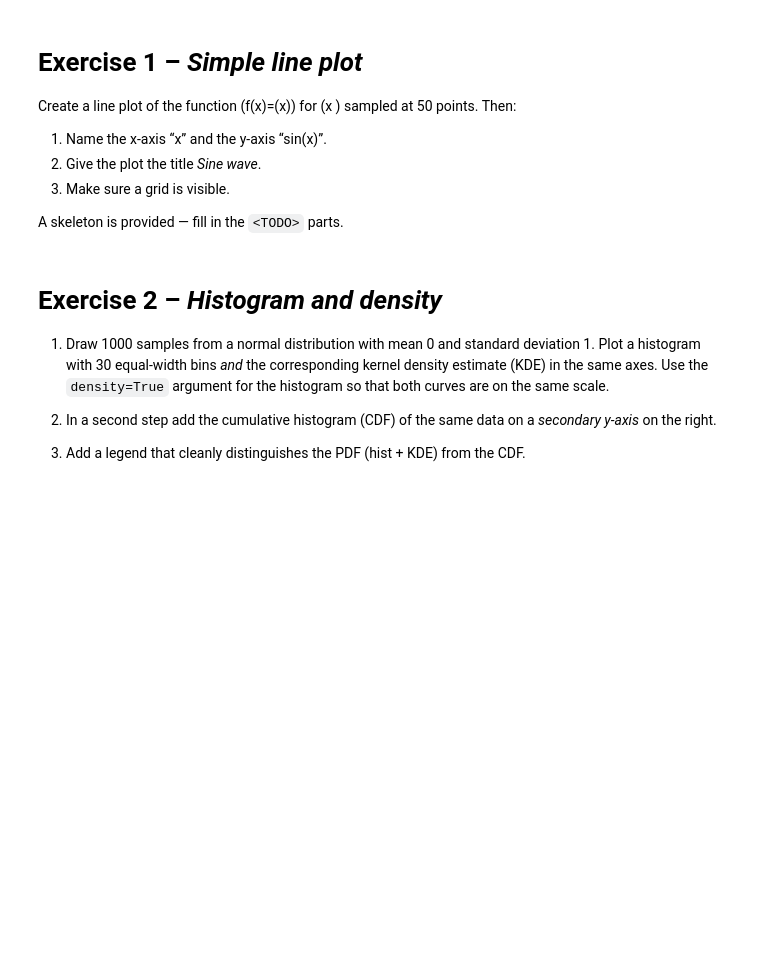
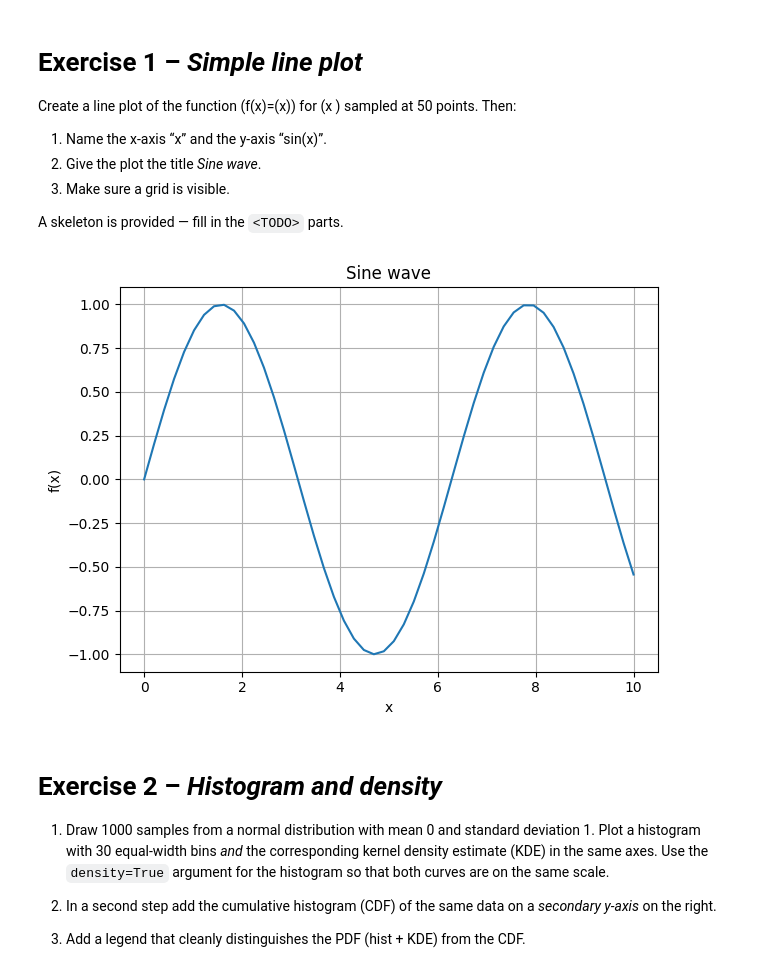
Before and after one commit to SvenNatterer/phyton, a Jupyter notebook: 09-matplotlib_exercise.ipynb, the cells around one changed output. Drawn from its saved outputs; the diff is of its cells as text; code cells hidden in the pictures; blank space fills up the shorter version.

```diff
--- a/09-matplotlib_exercise.ipynb
+++ b/09-matplotlib_exercise.ipynb
@@ -38,17 +38,16 @@ points. Then:
 A skeleton is provided — fill in the `<TODO>` parts.
 # %%
 # Exercise 1 -- your code here
-# x = np.linspace(0, 10, 50)
-# y = np.sin(x)
+x = np.linspace(0, 10, 50)
+y = np.sin(x)
 
-# fig, ax = plt.subplots()
-# <TODO>                  # line plot
-# <TODO>                  # label x‑axis
-# <TODO>                  # label y‑axis
-# <TODO>                  # add a title
-# <TODO>                  # add a grid
-# fig.tight_layout()
-# plt.show()
+fig, ax = plt.subplots()
+ax.plot(x, y)             # line plot
+ax.set(xlabel="x", ylabel="f(x)", title= "Sine wave")
+ax.grid()                  # add a grid
+fig.tight_layout()
+# %% [output]
+[figure, added]
 # %% [markdown]
 # Exercise 2 – *Histogram and density*
 
```
Also changed, not shown: parts of 4 cells of this notebook, 4 other files.
